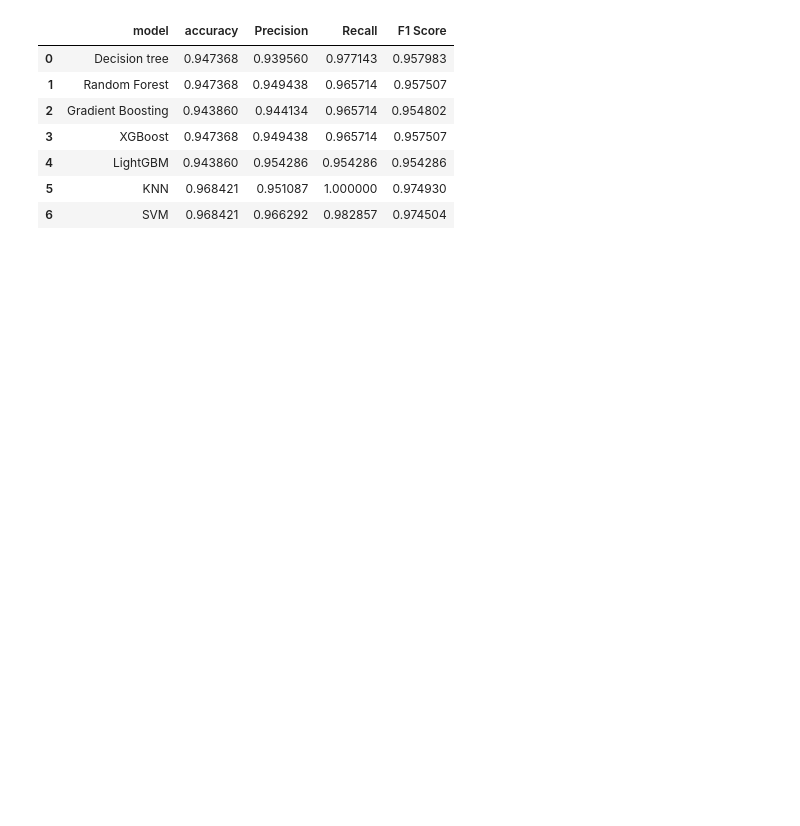
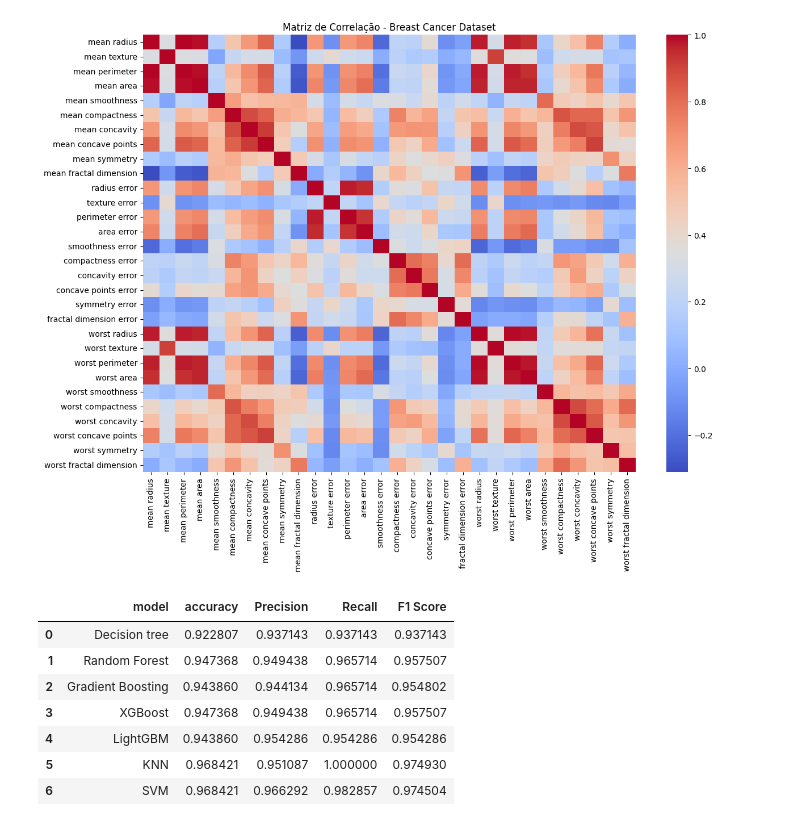
Before and after one commit to Apolinar1o/IcMachinaLearning, a Jupyter notebook: icCancerDataset.ipynb, the cells around one changed output. Saved outputs shown, nothing was run; the diff lists cells and outputs as text; code cells hidden in the pictures; blank space fills up the shorter version.

```diff
--- a/icCancerDataset.ipynb
+++ b/icCancerDataset.ipynb
@@ -26,8 +24,15 @@ y = dataset.target
 
 
 
-#df = pd.DataFrame(dataset.data, columns=dataset.feature_names)
 
+df = pd.DataFrame(dataset.data, columns=dataset.feature_names)
+
+df_correlacao = df.corr()
+
+plt.figure(figsize=(14,10))
+sns.heatmap(df_correlacao, cmap="coolwarm")
+plt.title("Matriz de Correlação - Breast Cancer Dataset")
+plt.show()
 X_train, X_test, Y_train, Y_test = train_test_split(x, y, test_size=0.5, random_state=2)
 
 sc = StandardScaler()
@@ -63,34 +68,35 @@ knn_params = {
 dt_params = {
     'criterion': ["gini", "entropy"],
     'splitter': ["best", "random"],
 }
 
 model = {
     "Decision tree": GridSearchCV(decisionTreeClassifier(), dt_params),
    "Random Forest": RandomForestClassifier(random_state=42),
     "Gradient Boosting": GradientBoostingClassifier(random_state=42),
     "XGBoost": GridSearchCV(xgb.XGBClassifier(), xgb_params),
     "LightGBM": GridSearchCV(lgb.LGBMClassifier(verbosity=-1), lgbm_params ),
     "KNN": KNeighborsClassifier(),
     "SVM": SVC(random_state=42)
 }
 
 for name, model in model.items():
     model.fit(X_train_st, Y_train)
     Y_pred = model.predict(X_test_st)
 
     results.append({
         'model': name,
         'accuracy': accuracy_score(Y_test, Y_pred),
         "Precision": precision_score(Y_test, Y_pred),
         "Recall": recall_score(Y_test, Y_pred),
         "F1 Score": f1_score(Y_test, Y_pred)
     })
 df_results = pd.DataFrame(results)
 display(df_results)
 # %% [output]
+[figure, added]
 |  | model | accuracy | Precision | Recall | F1 Score |
-| 0 | Decision tree | 0.947368 | 0.939560 | 0.977143 | 0.957983 |
+| 0 | Decision tree | 0.922807 | 0.937143 | 0.937143 | 0.937143 |
 | 1 | Random Forest | 0.947368 | 0.949438 | 0.965714 | 0.957507 |
 | 2 | Gradient Boosting | 0.943860 | 0.944134 | 0.965714 | 0.954802 |
 | 3 | XGBoost | 0.947368 | 0.949438 | 0.965714 | 0.957507 |
```
Also changed, not shown: parts of 1 cell of this notebook.
